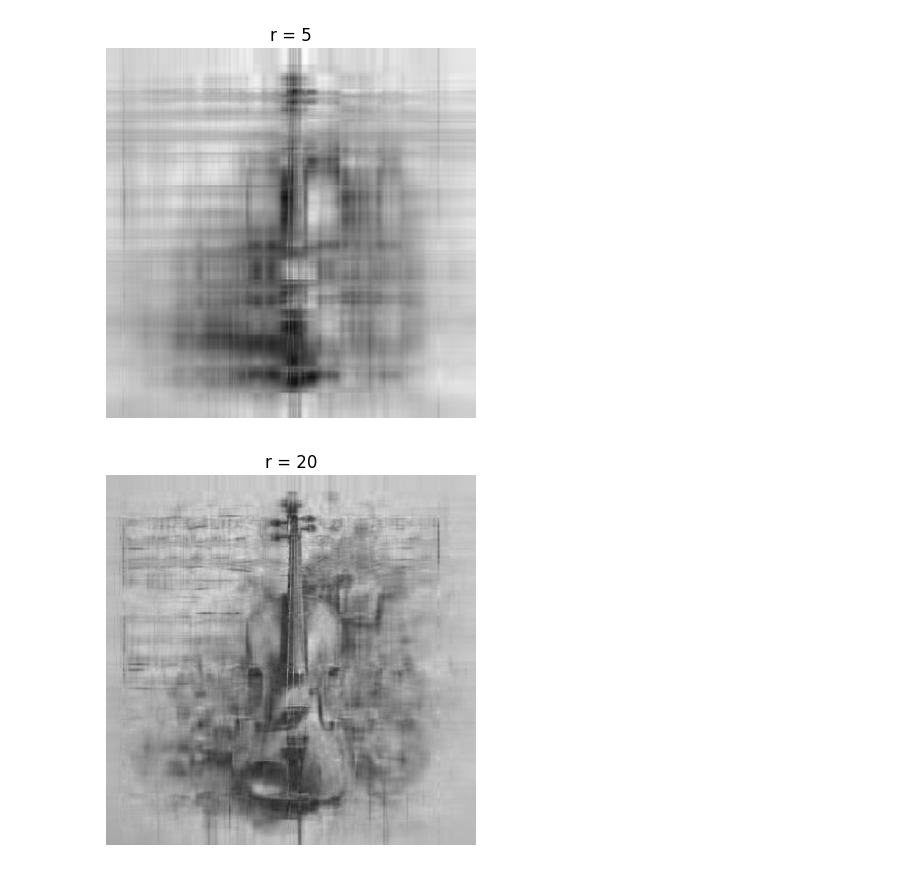
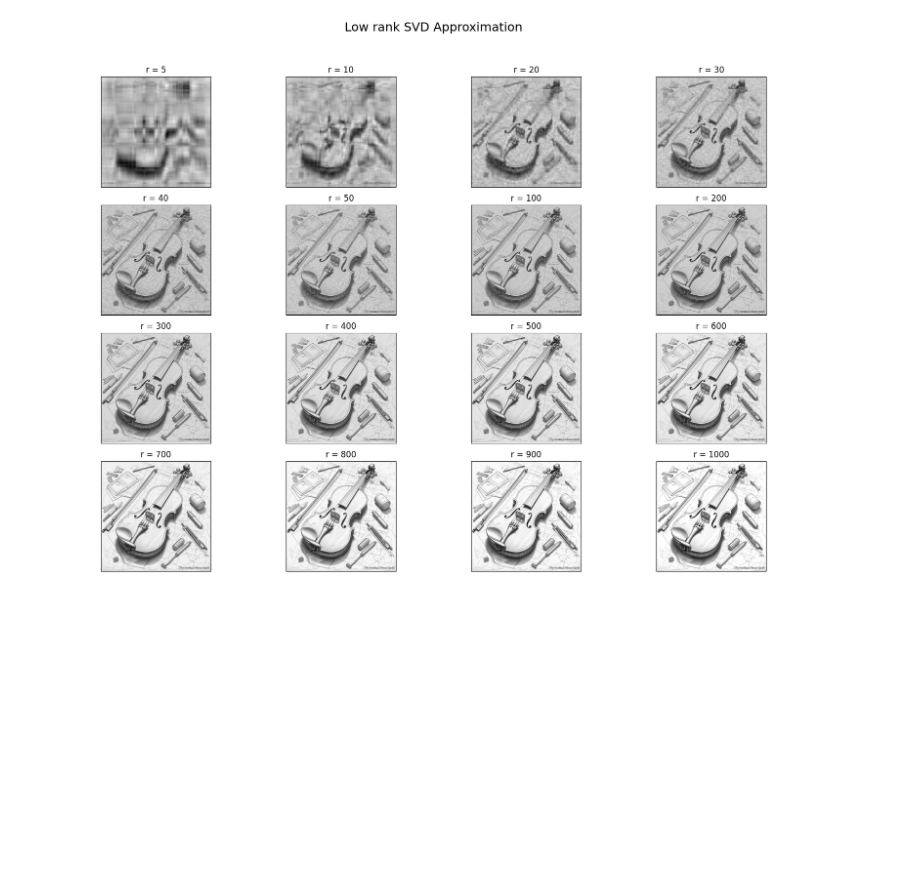
Before and after one commit to Mghzz/Face_Recognition, a Jupyter notebook: image_compression.ipynb, the cells around one changed output. Cells and saved outputs as stored; diff of their text form; code cells hidden in the pictures; blank space fills up the shorter version.

Commit message:
SVD image compression almost done

```diff
--- a/image_compression.ipynb
+++ b/image_compression.ipynb
@@ -8,6 +6,7 @@ import os
 # %%
-A = imread('violin.jpg')
+A = imread('violin3.png')
 X = np.mean(A, -1)
+print (f'Original Image Shape : {X.shape}')
 
 image = plt.imshow(X)
 image.set_cmap('gray')
@@ -18,18 +18,26 @@ plt.show()
 # %%
-U, S, VT = np.linalg.svd(X, full_matrices=False)
-S = np.diag(S)
+U, S_vals, VT = np.linalg.svd(X, full_matrices=False)
+S = np.diag(S_vals)
 
-j = 0
+ranks = [5, 10, 20, 30,
+         40, 50, 100, 200,
+         300, 400, 500, 600,
+         700, 800, 900, 1000]
 
-for r in (5, 20, 100, 1000) :
-    Xapprox = U[:,:r] @ S[0:r,:r] @ VT[:r,:]
-    plt.figure(j+1)
-    j+=1
-    image = plt.imshow(Xapprox)
-    image.set_cmap('gray')
-    plt.axis('off')
-    plt.title(f'r = {r}')
-    plt.show()
+fig, axes = plt.subplots(4, 4, figsize=(16, 12),
+                         subplot_kw={'xticks':[], 'yticks':[]})
+fig.suptitle("Low rank SVD Approximation", fontsize=18)
+
+for ax, r in zip(axes.flat, ranks):
+    Ur = U[:, :r]
+    Sr = np.diag(S_vals[:r])
+    VTr = VT[:r, :]
+    Xr = Ur @ Sr @ VTr
+
+    ax.imshow(Xr, cmap='gray')
+    ax.set_title(f"r = {r}")
+
+plt.tight_layout(rect=[0, 0.03, 1, 0.95])
+plt.show()
 # %% [output]
-[figure, old version]
+[figure, new version]
-[figure, removed]
```
Also changed, not shown: parts of 8 cells of this notebook, 1 other file.
